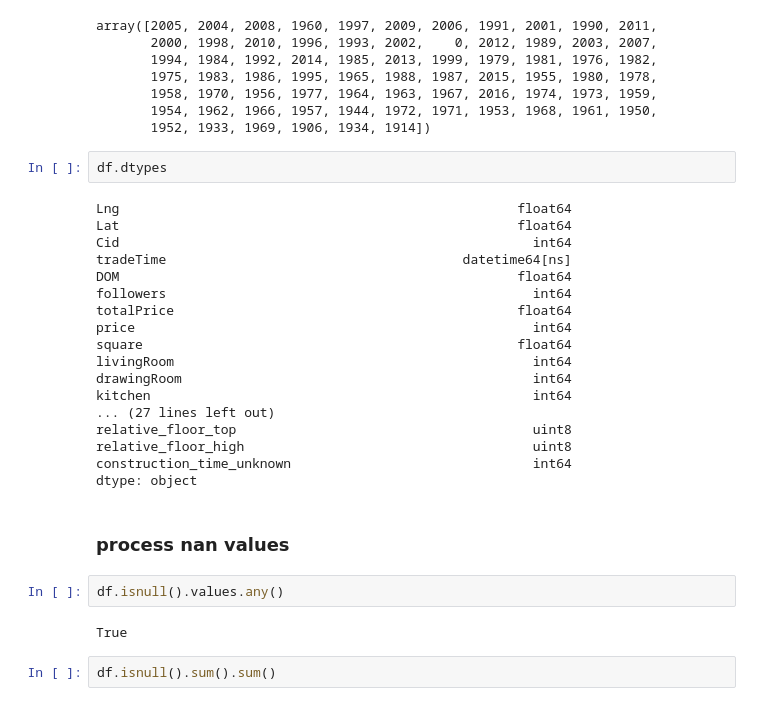
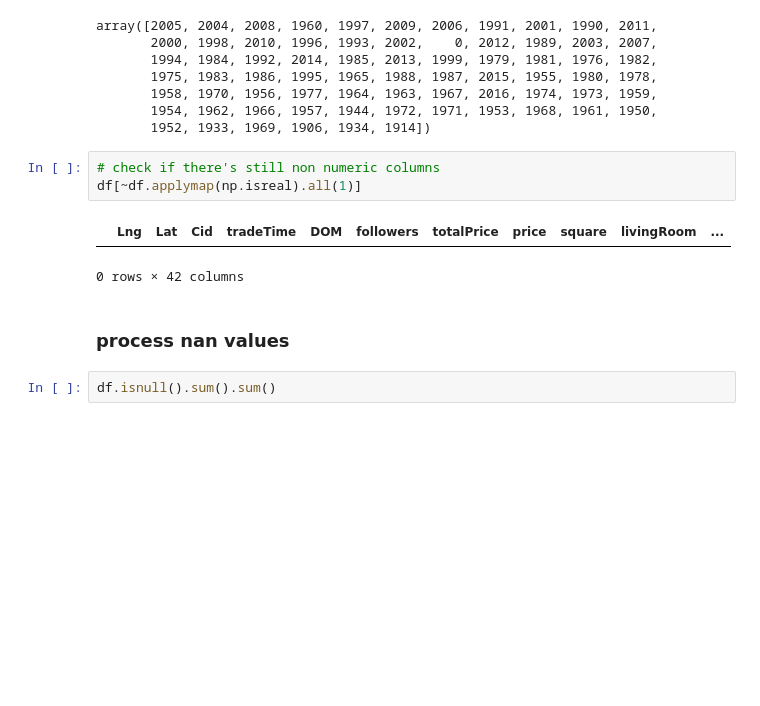
Before and after one commit to edwardzjl/Coursera_Capstone, a Jupyter notebook: final-local.ipynb, the cells around one changed output. Saved outputs shown, nothing was run; the diff lists cells and outputs as text; blank space fills up the shorter version.

```diff
--- a/final-local.ipynb
+++ b/final-local.ipynb
@@ -378,32 +322,14 @@ array([2005, 2004, 2008, 1960, 1997, 2009, 2006, 1991, 2001, 1990, 2011,
        1958, 1970, 1956, 1977, 1964, 1963, 1967, 2016, 1974, 1973, 1959,
        1954, 1962, 1966, 1957, 1944, 1972, 1971, 1953, 1968, 1961, 1950,
        1952, 1933, 1969, 1906, 1934, 1914])
-# %%
-df.dtypes
-# %% [output]
-Lng                                                   float64
-Lat                                                   float64
-Cid                                                     int64
-tradeTime                                      datetime64[ns]
-DOM                                                   float64
-followers                                               int64
-totalPrice                                            float64
-price                                                   int64
-square                                                float64
-livingRoom                                              int64
-drawingRoom                                             int64
-kitchen                                                 int64
-... (27 lines left out)
-relative_floor_top                                      uint8
-relative_floor_high                                     uint8
-construction_time_unknown                               int64
-dtype: object
+# %%
+# check if there's still non numeric columns
+df[~df.applymap(np.isreal).all(1)]
+# %% [output]
+|  | Lng | Lat | Cid | tradeTime | DOM | followers | totalPrice | price | square | livingRoom | ... |
+0 rows × 42 columns
 # %% [markdown]
 ### process nan values
-# %%
-df.isnull().values.any()
-# %% [output]
-True
 # %%
 df.isnull().sum().sum()
 # %% [output]
```
Also changed, not shown: parts of 36 cells of this notebook, 1 other file.
